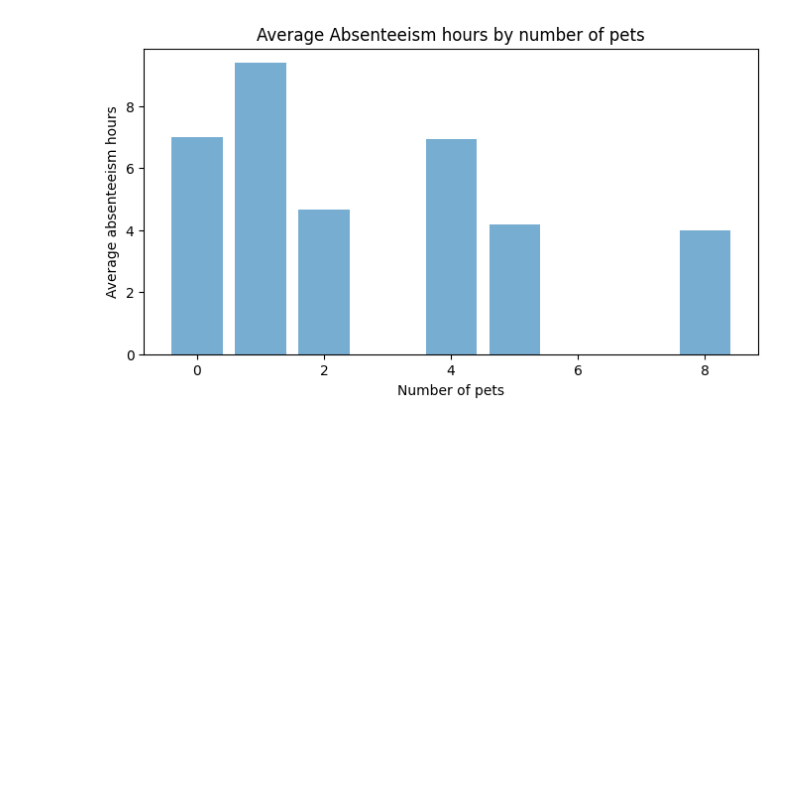
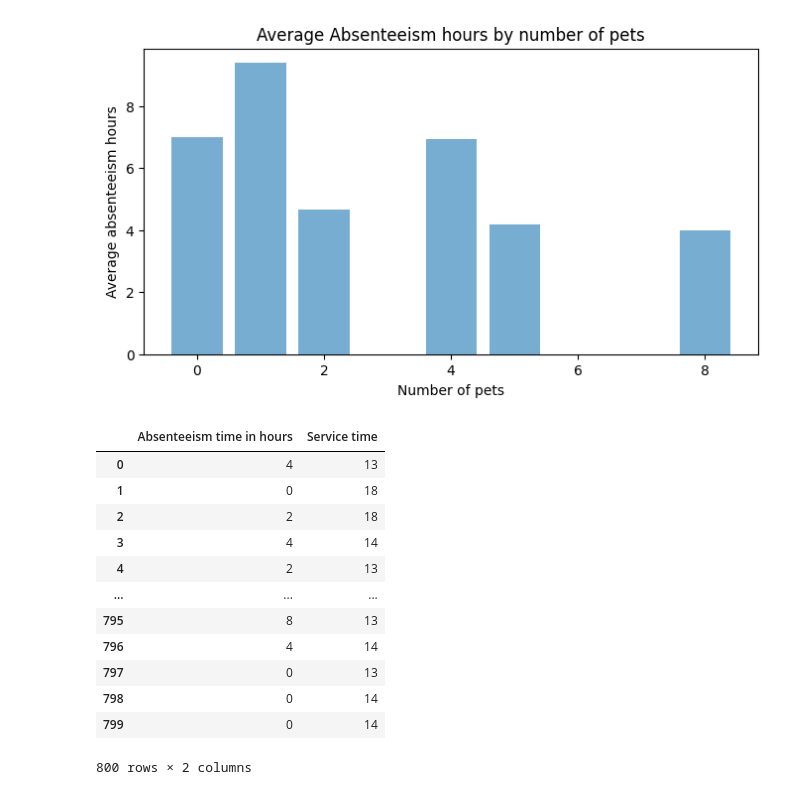
Before and after one commit to Tyler-Johnston/Absentee-Analysis, a Jupyter notebook: Group10_DMI_2526.ipynb, the cells around one changed output. Saved outputs shown, nothing was run; the diff lists cells and outputs as text; code cells hidden in the pictures; blank space fills up the shorter version.

```diff
--- a/Group10_DMI_2526.ipynb
+++ b/Group10_DMI_2526.ipynb
@@ -140,3 +140,19 @@ plt.ylabel("Average absenteeism hours")
 plt.show()
 # %% [output]
 [figure]
+# %%
+df[['Absenteeism time in hours', 'Service time']] #check two coloumns only
+# %% [output]
+|  | Absenteeism time in hours | Service time |
+| 0 | 4 | 13 |
+| 1 | 0 | 18 |
+| 2 | 2 | 18 |
+| 3 | 4 | 14 |
+| 4 | 2 | 13 |
+| ... | ... | ... |
+| 795 | 8 | 13 |
+| 796 | 4 | 14 |
+| 797 | 0 | 13 |
+| 798 | 0 | 14 |
+| 799 | 0 | 14 |
+800 rows × 2 columns
```
Also changed, not shown: parts of 4 cells of this notebook.
